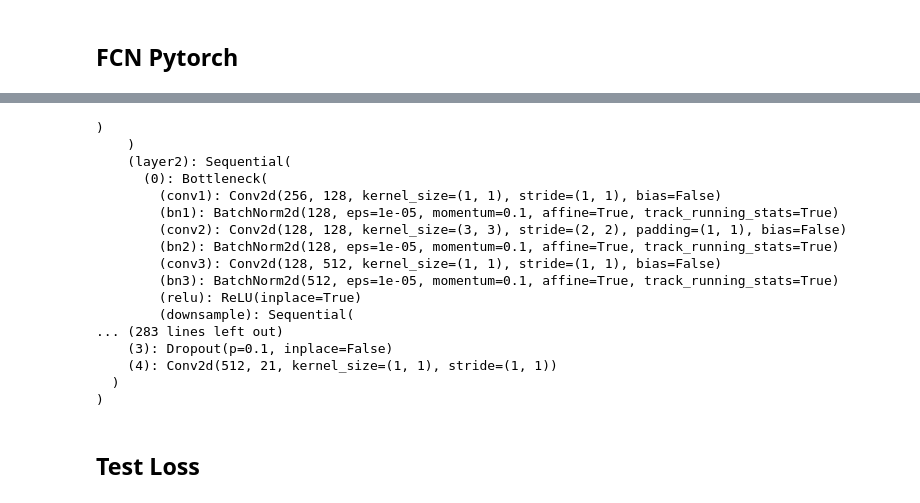
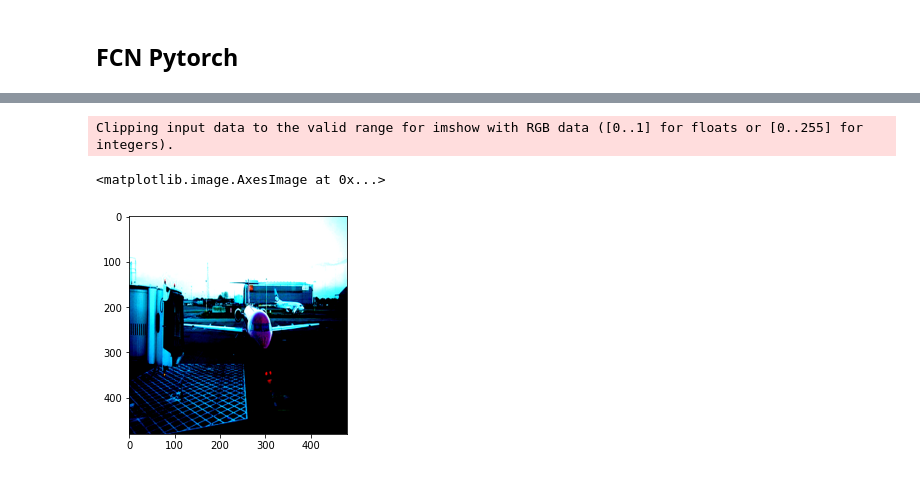
Before and after one commit to ykrmm/equivariance_model, a Jupyter notebook: notebooks/Debug.ipynb, the cells around one changed output, grey strips where cells are left out. Saved outputs shown, nothing was run; the diff lists cells and outputs as text; code cells hidden in the pictures.

```diff
--- a/notebooks/Debug.ipynb
+++ b/notebooks/Debug.ipynb
@@ -135,0 +144,3 @@ model = load_model(file=None,fcn=fcn,pretrained=False)
+# %%
+i,m=train_dataset_VOC.__getitem__(0)
+ip = i.clone().transpose_(0,2).transpose_(0,1)
@@ -136,22 +152,9 @@ model = load_model(file=None,fcn=fcn,pretrained=False)
+# %%
+plt.imshow(ip)
+# %% [output]
+Clipping input data to the valid range for imshow with RGB data ([0..1] for floats or [0..255] for integers).
+<matplotlib.image.AxesImage at 0x...>
+[figure, added]
 # %%
-model.to(device)
+model.eval()
+out = model(i.unsqueeze(0).to(device))
-# %% [output]
-)
-    )
-    (layer2): Sequential(
-      (0): Bottleneck(
-        (conv1): Conv2d(256, 128, kernel_size=(1, 1), stride=(1, 1), bias=False)
-        (bn1): BatchNorm2d(128, eps=1e-05, momentum=0.1, affine=True, track_running_stats=True)
-        (conv2): Conv2d(128, 128, kernel_size=(3, 3), stride=(2, 2), padding=(1, 1), bias=False)
-        (bn2): BatchNorm2d(128, eps=1e-05, momentum=0.1, affine=True, track_running_stats=True)
-        (conv3): Conv2d(128, 512, kernel_size=(1, 1), stride=(1, 1), bias=False)
-        (bn3): BatchNorm2d(512, eps=1e-05, momentum=0.1, affine=True, track_running_stats=True)
-        (relu): ReLU(inplace=True)
-        (downsample): Sequential(
-... (283 lines left out)
-    (3): Dropout(p=0.1, inplace=False)
-    (4): Conv2d(512, 21, kernel_size=(1, 1), stride=(1, 1))
-  )
-)
-# %% [markdown]
-## Test Loss
```
Also changed, not shown: parts of 26 cells of this notebook, 4 other files.
